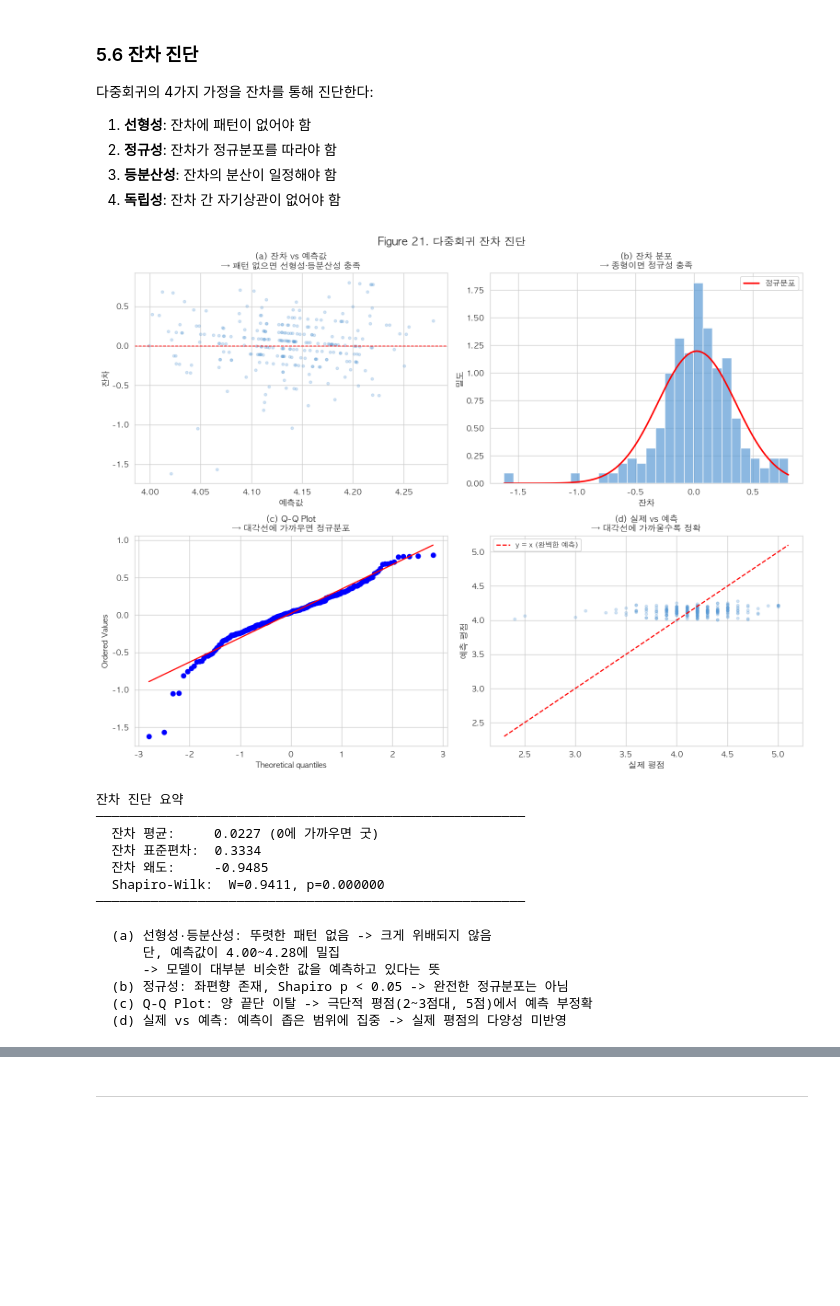
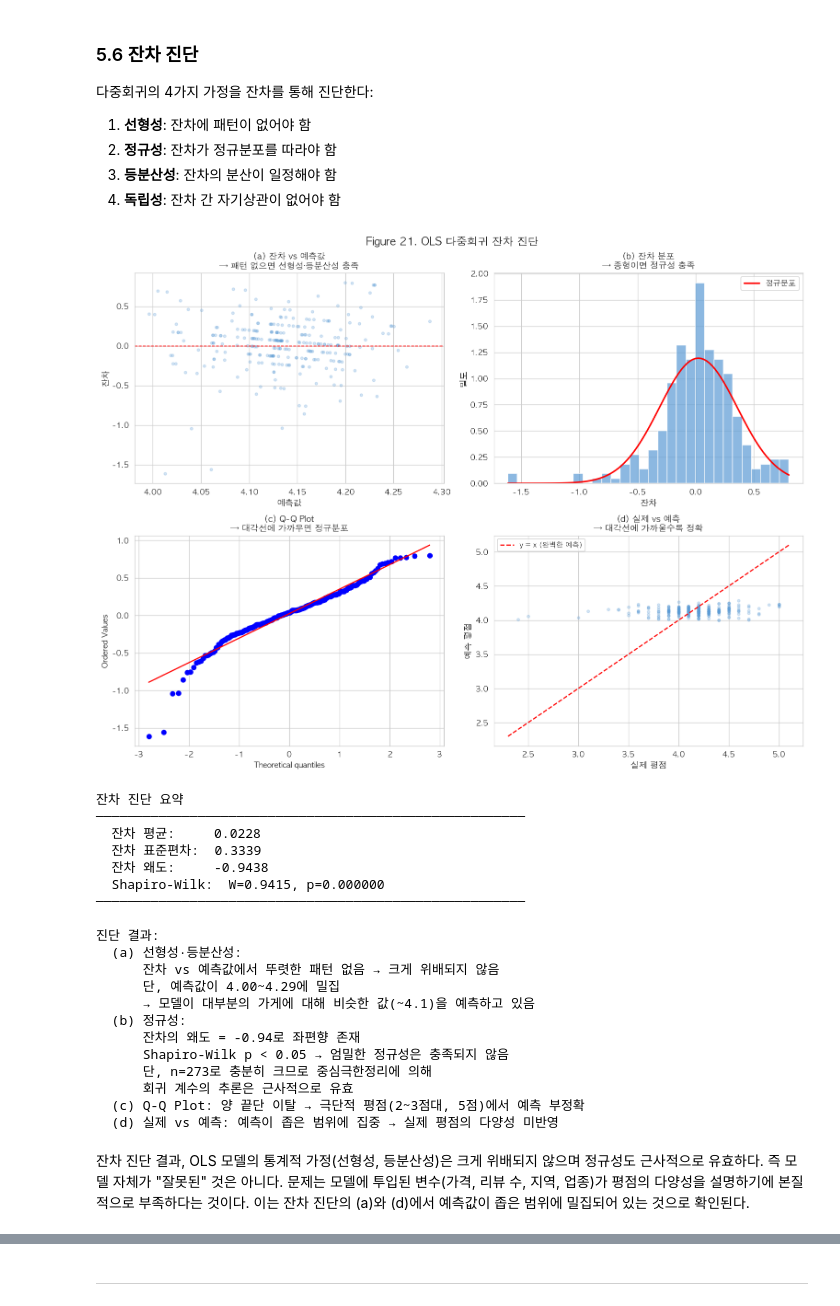
Before and after one commit to ddanghyni/code_attic, a Jupyter notebook: ML_class/과제1/Assignment_1_report.ipynb, the cells around one changed output, grey strips where cells are left out. Drawn from its saved outputs; the diff is of its cells as text; code cells hidden in the pictures; blank space fills up the shorter version.

```diff
--- a/ML_class/과제1/Assignment_1_report.ipynb
+++ b/ML_class/과제1/Assignment_1_report.ipynb
@@ -3079,78 +3106,90 @@ log_review_count -0.004317 0.004317
 3. **등분산성**: 잔차의 분산이 일정해야 함
 4. **독립성**: 잔차 간 자기상관이 없어야 함
 # %%
-residuals = y_test.values - y_pred_test
+residuals = y_test.values - y_pred_ols
 
 fig, axes = plt.subplots(2, 2, figsize=(13, 10))
 
-# (a) 잔차 vs 예측값 → 선형성 + 등분산성
-axes[0,0].scatter(y_pred_test, residuals, alpha=0.25, s=12, color="#5B9BD5")
+# (a) 잔차 vs 예측값
+axes[0,0].scatter(y_pred_ols, residuals, alpha=0.25, s=12, color="#5B9BD5")
 axes[0,0].axhline(0, color="red", linestyle="--", linewidth=1)
 axes[0,0].set_xlabel("예측값", fontsize=11)
 axes[0,0].set_ylabel("잔차", fontsize=11)
 axes[0,0].set_title("(a) 잔차 vs 예측값\n→ 패턴 없으면 선형성·등분산성 충족", fontsize=11)
 
-# (b) 잔차 히스토그램 → 정규성
+# (b) 잔차 히스토그램
 axes[0,1].hist(residuals, bins=30, color="#5B9BD5", edgecolor="white", density=True, alpha=0.7)
 from scipy.stats import norm
 x_norm = np.linspace(residuals.min(), residuals.max(), 100)
 axes[0,1].plot(x_norm, norm.pdf(x_norm, residuals.mean(), residuals.std()),
                "r-", linewidth=2, label="정규분포")
 axes[0,1].set_xlabel("잔차", fontsize=11)
 axes[0,1].set_ylabel("밀도", fontsize=11)
 axes[0,1].set_title("(b) 잔차 분포\n→ 종형이면 정규성 충족", fontsize=11)
 axes[0,1].legend()
 
-# (c) Q-Q Plot → 정규성 정밀 확인
-from scipy.stats import probplot
+# (c) Q-Q Plot
+from scipy.stats import probplot, shapiro
 probplot(residuals, dist="norm", plot=axes[1,0])
 axes[1,0].set_title("(c) Q-Q Plot\n→ 대각선에 가까우면 정규분포", fontsize=11)
 
-# (d) 실제값 vs 예측값
-axes[1,1].scatter(y_test, y_pred_test, alpha=0.25, s=12, color="#5B9BD5")
-lims = [min(y_test.min(), y_pred_test.min())-0.1, max(y_test.max(), y_pred_test.max())+0.1]
+# (d) 실제 vs 예측
+axes[1,1].scatter(y_test, y_pred_ols, alpha=0.25, s=12, color="#5B9BD5")
+lims = [min(y_test.min(), y_pred_ols.min())-0.1, max(y_test.max(), y_pred_ols.max())+0.1]
 axes[1,1].plot(lims, lims, "r--", linewidth=1.5, label="y = x (완벽한 예측)")
 axes[1,1].set_xlabel("실제 평점", fontsize=11)
 axes[1,1].set_ylabel("예측 평점", fontsize=11)
 axes[1,1].set_title("(d) 실제 vs 예측\n→ 대각선에 가까울수록 정확", fontsize=11)
 axes[1,1].legend(fontsize=9)
 
-plt.suptitle("Figure 21. 다중회귀 잔차 진단", fontsize=14, fontweight="bold")
+plt.suptitle("Figure 21. OLS 다중회귀 잔차 진단", fontsize=14, fontweight="bold")
 plt.tight_layout()
 plt.show()
 
 # 잔차 통계
-from scipy.stats import shapiro
-res_sample = residuals[:500] if len(residuals) > 500 else residuals
-res_shapiro = shapiro(res_sample)
+res_shapiro = shapiro(residuals[:500] if len(residuals) > 500 else residuals)
 
 print("잔차 진단 요약")
 print(f"{'─'*55}")
-print(f"  잔차 평균:     {residuals.mean():.4f} (0에 가까우면 굿)")
+print(f"  잔차 평균:     {residuals.mean():.4f}")
 print(f"  잔차 표준편차:  {residuals.std():.4f}")
 print(f"  잔차 왜도:     {pd.Series(residuals).skew():.4f}")
 print(f"  Shapiro-Wilk:  W={res_shapiro[0]:.4f}, p={res_shapiro[1]:.6f}")
 print(f"{'─'*55}")
-print(f"\n  (a) 선형성·등분산성: 뚜렷한 패턴 없음 -> 크게 위배되지 않음")
-print(f"      단, 예측값이 {y_pred_test.min():.2f}~{y_pred_test.max():.2f}에 밀집")
-print(f"      -> 모델이 대부분 비슷한 값을 예측하고 있다는 뜻")
-print(f"  (b) 정규성: 좌편향 존재, Shapiro p < 0.05 -> 완전한 정규분포는 아님")
-print(f"  (c) Q-Q Plot: 양 끝단 이탈 -> 극단적 평점(2~3점대, 5점)에서 예측 부정확")
-print(f"  (d) 실제 vs 예측: 예측이 좁은 범위에 집중 -> 실제 평점의 다양성 미반영")
+print(f"\n진단 결과:")
+print(f"  (a) 선형성·등분산성:")
+print(f"      잔차 vs 예측값에서 뚜렷한 패턴 없음 → 크게 위배되지 않음")
+print(f"      단, 예측값이 {y_pred_ols.min():.2f}~{y_pred_ols.max():.2f}에 밀집")
+print(f"      → 모델이 대부분의 가게에 대해 비슷한 값(~4.1)을 예측하고 있음")
+print(f"  (b) 정규성:")
+print(f"      잔차의 왜도 = {pd.Series(residuals).skew():.2f}로 좌편향 존재")
+print(f"      Shapiro-Wilk p < 0.05 → 엄밀한 정규성은 충족되지 않음")
+print(f"      단, n={len(residuals)}로 충분히 크므로 중심극한정리에 의해")
+print(f"      회귀 계수의 추론은 근사적으로 유효")
+print(f"  (c) Q-Q Plot: 양 끝단 이탈 → 극단적 평점(2~3점대, 5점)에서 예측 부정확")
+print(f"  (d) 실제 vs 예측: 예측이 좁은 범위에 집중 → 실제 평점의 다양성 미반영")
 # %% [output]
-[figure, old version]
+[figure, new version]
 잔차 진단 요약
 ───────────────────────────────────────────────────────
-  잔차 평균:     0.0227 (0에 가까우면 굿)
-  잔차 표준편차:  0.3334
-  잔차 왜도:     -0.9485
-  Shapiro-Wilk:  W=0.9411, p=0.000000
+  잔차 평균:     0.0228
+  잔차 표준편차:  0.3339
+  잔차 왜도:     -0.9438
+  Shapiro-Wilk:  W=0.9415, p=0.000000
 ───────────────────────────────────────────────────────
 
-  (a) 선형성·등분산성: 뚜렷한 패턴 없음 -> 크게 위배되지 않음
-      단, 예측값이 4.00~4.28에 밀집
-      -> 모델이 대부분 비슷한 값을 예측하고 있다는 뜻
-  (b) 정규성: 좌편향 존재, Shapiro p < 0.05 -> 완전한 정규분포는 아님
-  (c) Q-Q Plot: 양 끝단 이탈 -> 극단적 평점(2~3점대, 5점)에서 예측 부정확
-  (d) 실제 vs 예측: 예측이 좁은 범위에 집중 -> 실제 평점의 다양성 미반영
+진단 결과:
+  (a) 선형성·등분산성:
+      잔차 vs 예측값에서 뚜렷한 패턴 없음 → 크게 위배되지 않음
+      단, 예측값이 4.00~4.29에 밀집
+      → 모델이 대부분의 가게에 대해 비슷한 값(~4.1)을 예측하고 있음
+  (b) 정규성:
+      잔차의 왜도 = -0.94로 좌편향 존재
+      Shapiro-Wilk p < 0.05 → 엄밀한 정규성은 충족되지 않음
+      단, n=273로 충분히 크므로 중심극한정리에 의해
+      회귀 계수의 추론은 근사적으로 유효
+  (c) Q-Q Plot: 양 끝단 이탈 → 극단적 평점(2~3점대, 5점)에서 예측 부정확
+  (d) 실제 vs 예측: 예측이 좁은 범위에 집중 → 실제 평점의 다양성 미반영
+# %% [markdown]
+잔차 진단 결과, OLS 모델의 통계적 가정(선형성, 등분산성)은 크게 위배되지 않으며 정규성도 근사적으로 유효하다. 즉 모델 자체가 "잘못된" 것은 아니다. 문제는 모델에 투입된 변수(가격, 리뷰 수, 지역, 업종)가 평점의 다양성을 설명하기에 본질적으로 부족하다는 것이다. 이는 잔차 진단의 (a)와 (d)에서 예측값이 좁은 범위에 밀집되어 있는 것으로 확인된다.
 # %% [markdown]
```
Also changed, not shown: parts of 23 cells of this notebook, 13 other files.
